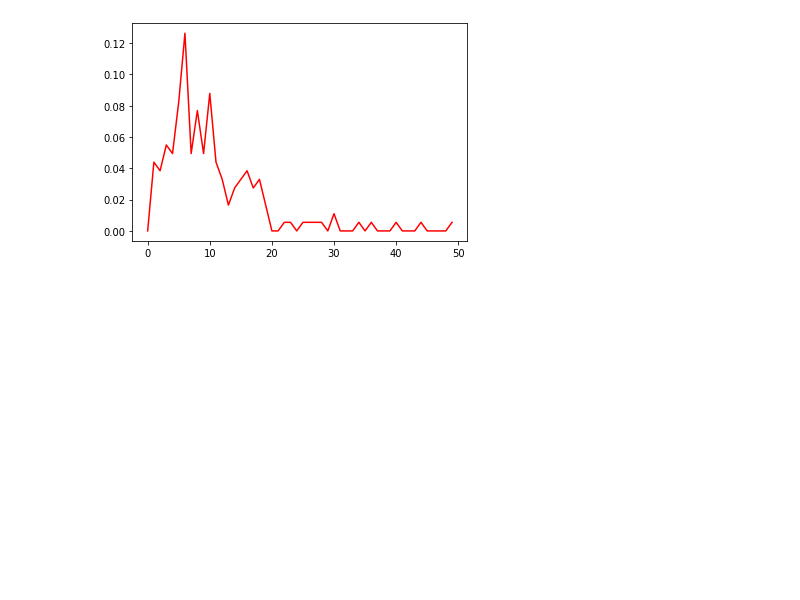
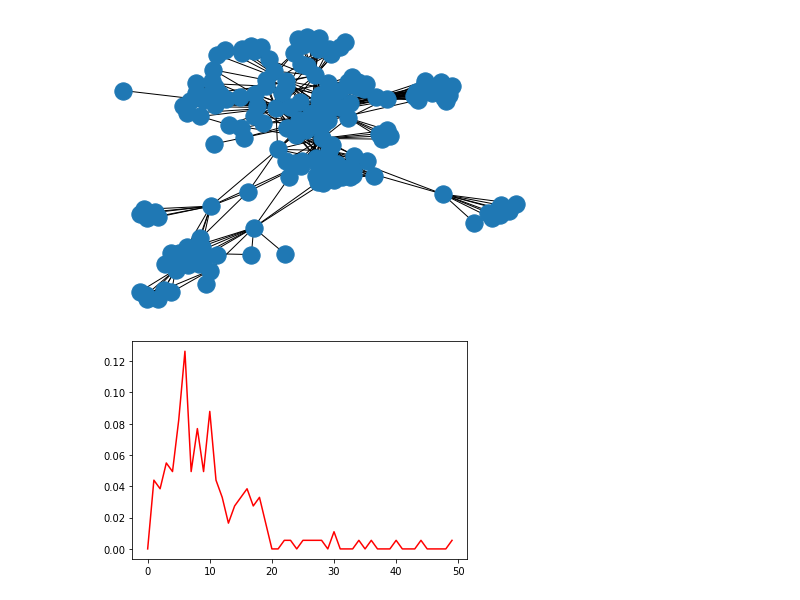
Before and after one commit to ZZh2333/PublicOpinionAnalysisandSocialComputing, a Jupyter notebook: dataset/MarvelData/Untitled5.ipynb, the cells around one changed output. Saved outputs shown, nothing was run; the diff lists cells and outputs as text; code cells hidden in the pictures; blank space fills up the shorter version.

```diff
--- a/dataset/MarvelData/Untitled5.ipynb
+++ b/dataset/MarvelData/Untitled5.ipynb
@@ -13,6 +13,10 @@ for i in range(len(nodes_mapping)):
     G.add_node(i)
 for i in data:
     G.add_edge(nodes_mapping.index(i[0]),nodes_mapping.index(i[1]),relation=i[2])
+# %%
+nx.draw(G)
+# %% [output]
+[figure, added]
 # %%
 degree = nx.degree_histogram(G)
 x = range(len(degree))
```
Also changed, not shown: parts of 6 cells of this notebook, 4 other files.
